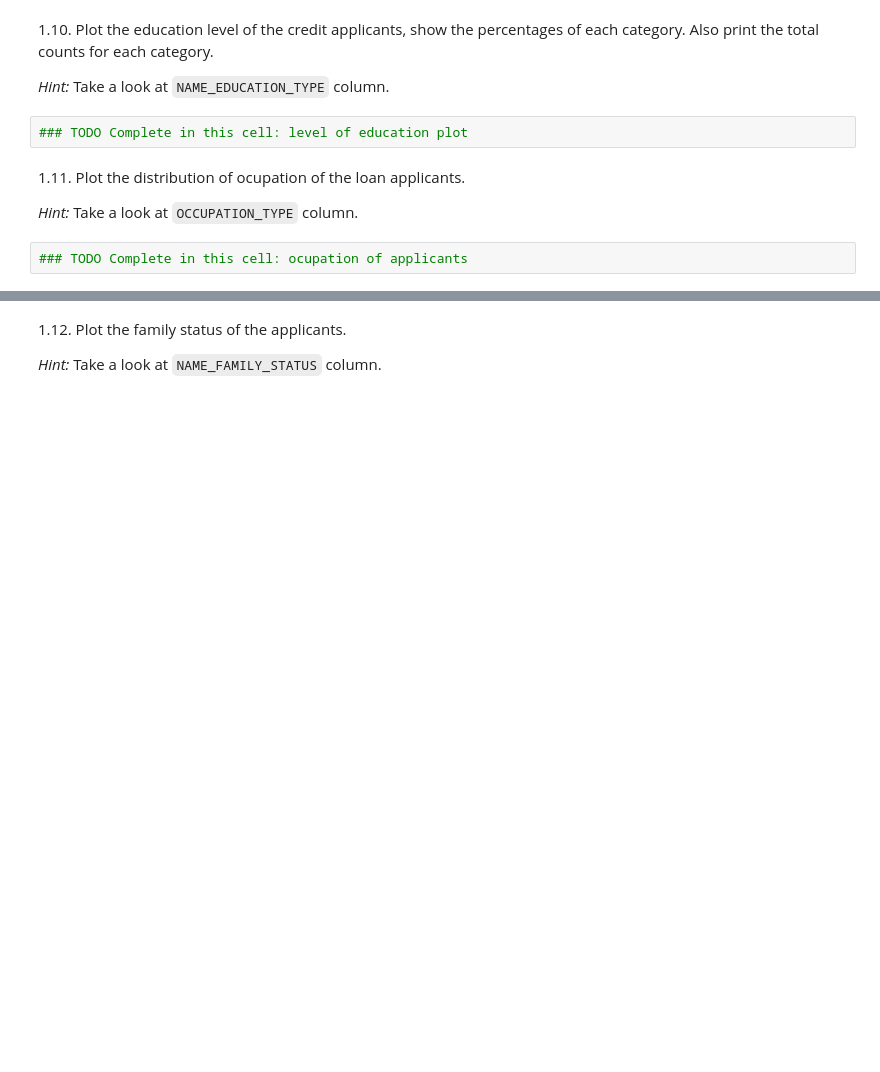
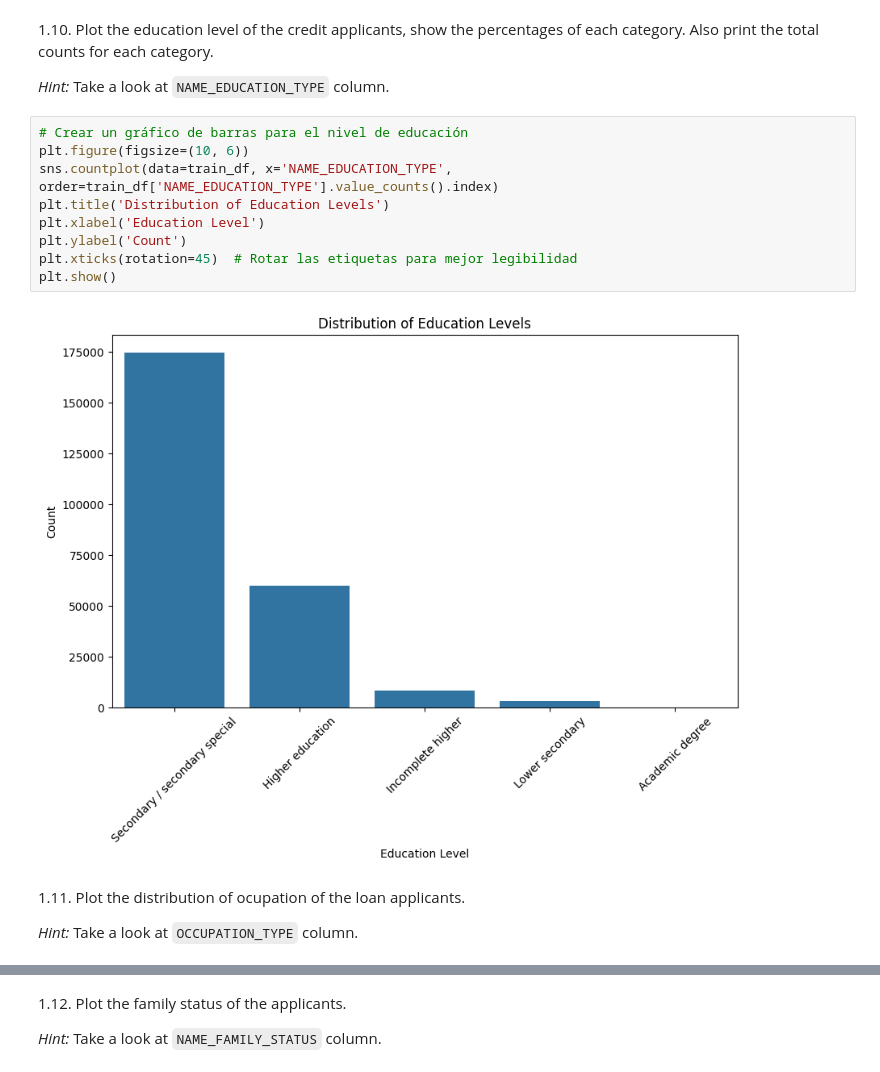
Before and after one commit to mmillan18/project2IB, a Jupyter notebook: assignment_Proy2/Features_Project 02.ipynb, the cells around one changed output, grey strips where cells are left out. Drawn from its saved outputs; the diff is of its cells as text; blank space fills up the shorter version.

```diff
--- a/assignment_Proy2/Features_Project 02.ipynb
+++ b/assignment_Proy2/Features_Project 02.ipynb
@@ -149,11 +286,18 @@ COMMONAREA_MEDI   121000      62.9
 1.10. Plot the education level of the credit applicants, show the percentages of each category. Also print the total counts for each category.
 
 *Hint:* Take a look at `NAME_EDUCATION_TYPE` column.
-# %%
-### TODO Complete in this cell: level of education plot
+# %%
+# Crear un gráfico de barras para el nivel de educación
+plt.figure(figsize=(10, 6))
+sns.countplot(data=train_df, x='NAME_EDUCATION_TYPE', order=train_df['NAME_EDUCATION_TYPE'].value_counts().index)
+plt.title('Distribution of Education Levels')
+plt.xlabel('Education Level')
+plt.ylabel('Count')
+plt.xticks(rotation=45)  # Rotar las etiquetas para mejor legibilidad
+plt.show()
+# %% [output]
+[figure, added]
 # %% [markdown]
 1.11. Plot the distribution of ocupation of the loan applicants.
 
 *Hint:* Take a look at `OCCUPATION_TYPE` column.
-# %%
-### TODO Complete in this cell: ocupation of applicants
```
Also changed, not shown: parts of 39 cells of this notebook.
